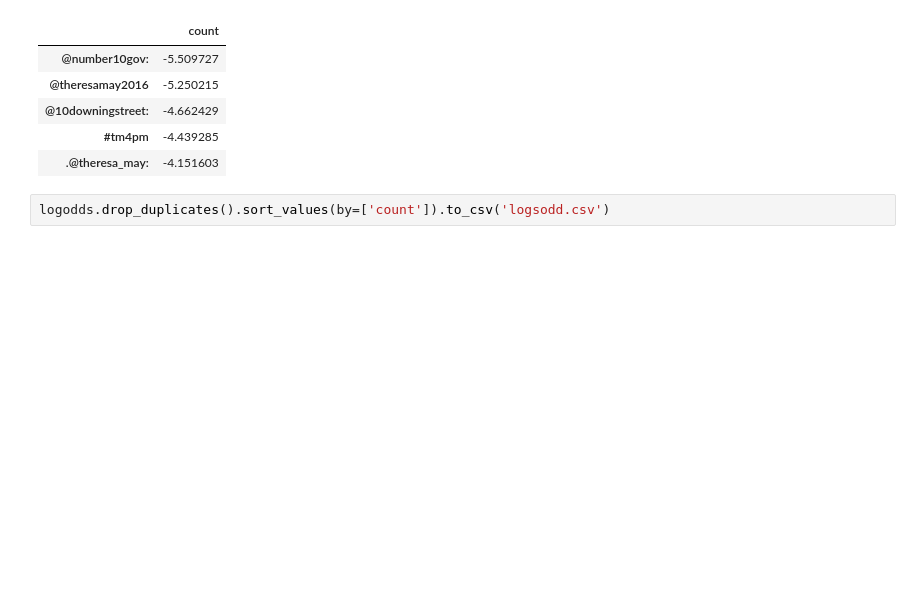
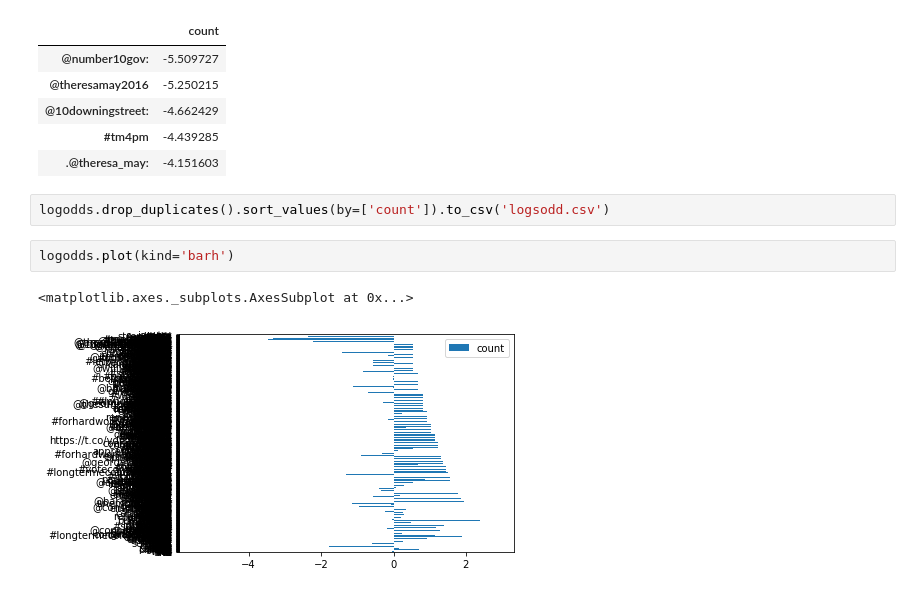
Before and after one commit to puntofisso/Birkbeck, a Jupyter notebook: May_Cameron_Varadkar.ipynb, the cells around one changed output. Saved outputs shown, nothing was run; the diff lists cells and outputs as text; blank space fills up the shorter version.

```diff
--- a/May_Cameron_Varadkar.ipynb
+++ b/May_Cameron_Varadkar.ipynb
@@ -364,3 +364,8 @@ logodds.drop_duplicates().sort_values(by=['count']).head()
 | .@theresa_may: | -4.151603 |
 # %%
 logodds.drop_duplicates().sort_values(by=['count']).to_csv('logsodd.csv')
+# %%
+logodds.plot(kind='barh')
+# %% [output]
+<matplotlib.axes._subplots.AxesSubplot at 0x...>
+[figure, added]
```
